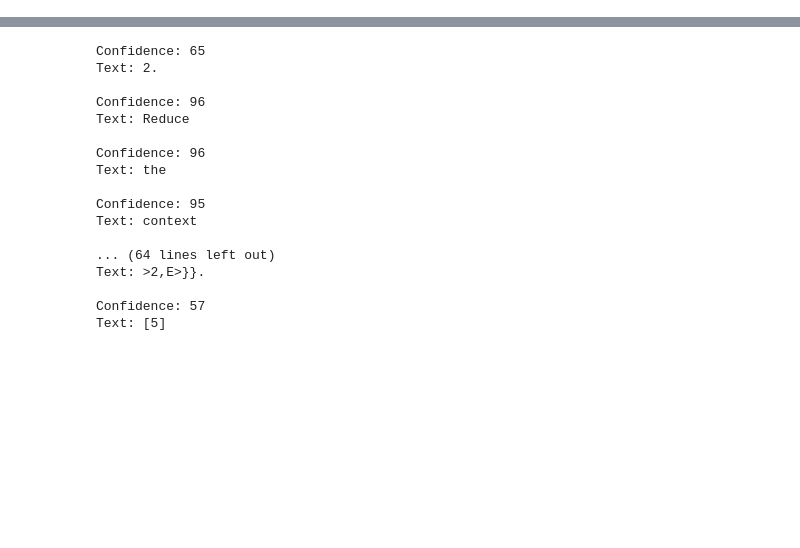
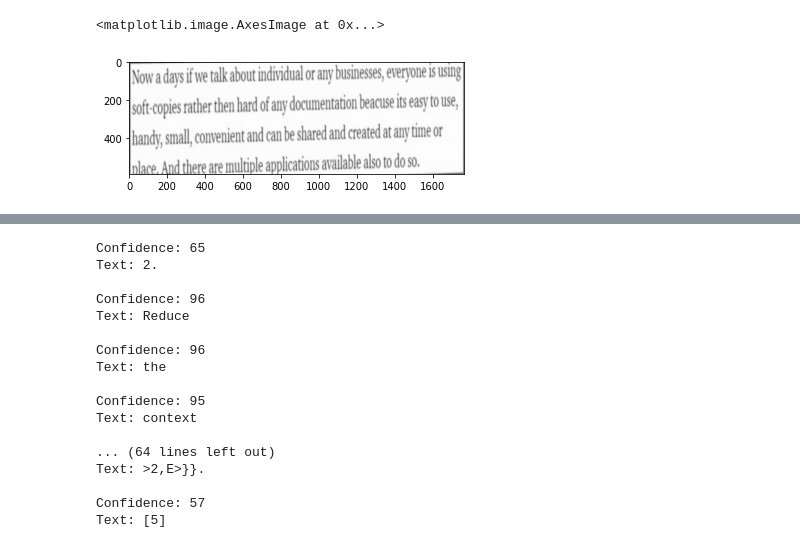
Before and after one commit to nexus-hash/Document-Digitisation, a Jupyter notebook: Image_Proc_Project.ipynb, the cells around one changed output, grey strips where cells are left out. Saved outputs shown, nothing was run; the diff lists cells and outputs as text; code cells hidden in the pictures; blank space fills up the shorter version.

```diff
--- a/Image_Proc_Project.ipynb
+++ b/Image_Proc_Project.ipynb
@@ -36,0 +58,12 @@ plt.imshow(image_rgb)
+# %%
+approxnew=[]
+for i in range(len(approx.tolist())):
+  for j in range (len(approx.tolist())):
+    if abs(approx[i][0]-approx[j][0])[0]<50 and abs(approx[i][0]-approx[j][0])[1]>50 and abs(approx[i][0]-approx[j][0])[1] != 0 and abs(approx[i][0]-approx[j][0])[0] != 0:
+      if(i!=1 and i !=3):
+        approxnew.append(approx[i])
+        approxnew.append(approx[j])
+
+approxnew=np.array(approxnew).astype('float32')
+print(approxnew)
+approx=approxnew
@@ -36,0 +78,22 @@ plt.imshow(image_rgb)
+# %%
+(m1, m2, m3, m4) = *approx.tolist()[0], *approx.tolist()[1], *approx.tolist()[2], *approx.tolist()[3]
+
+print(m1)
+print(m2)
+print(m3)
+print(m4)
+
+
+
+# m1--------------m4
+# |               |
+# |               |
+# m2--------------m3
+
+w1 = scipy.spatial.distance.euclidean(m1, m4)
+w2 = scipy.spatial.distance.euclidean(m2, m3)
+h1 = scipy.spatial.distance.euclidean(m1, m2)
+h2 = scipy.spatial.distance.euclidean(m4, m3)
+
+w = max(w1, w2)
+h = max(h1, h2)
@@ -36,0 +157,13 @@ plt.imshow(image_rgb)
+# %%
+x_ax = H
+y_ax = W
+
+approx = rectify(target)
+pts2 = np.float32([[0, 0], [x_ax, 0], [x_ax, y_ax], [0, y_ax]])
+M = cv2.getPerspectiveTransform(approx,pts2)
+final_image = cv2.warpPerspective(image_rgb,M,(x_ax, y_ax)) # w, h
+#cv2.drawContours(image, [target], -1, (0, 255, 0), 2)
+plt.imshow(final_image)
+# %% [output]
+<matplotlib.image.AxesImage at 0x...>
+[figure, added]
```
Also changed, not shown: parts of 21 cells of this notebook.
